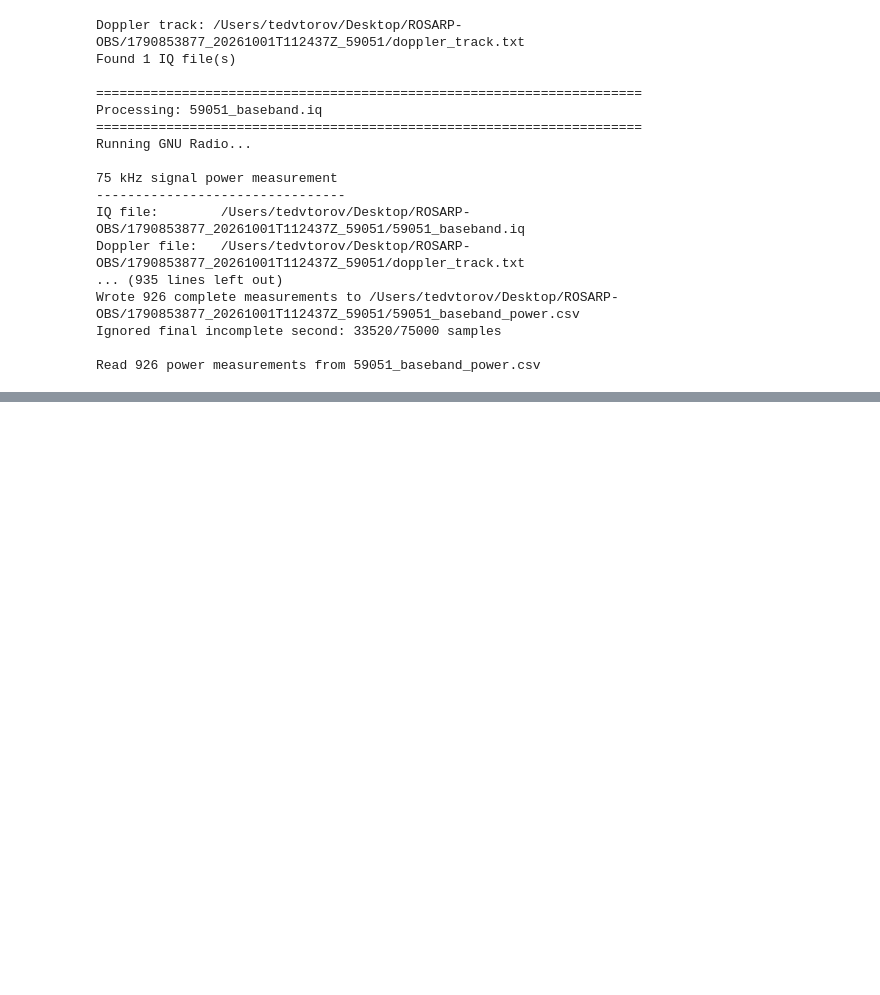
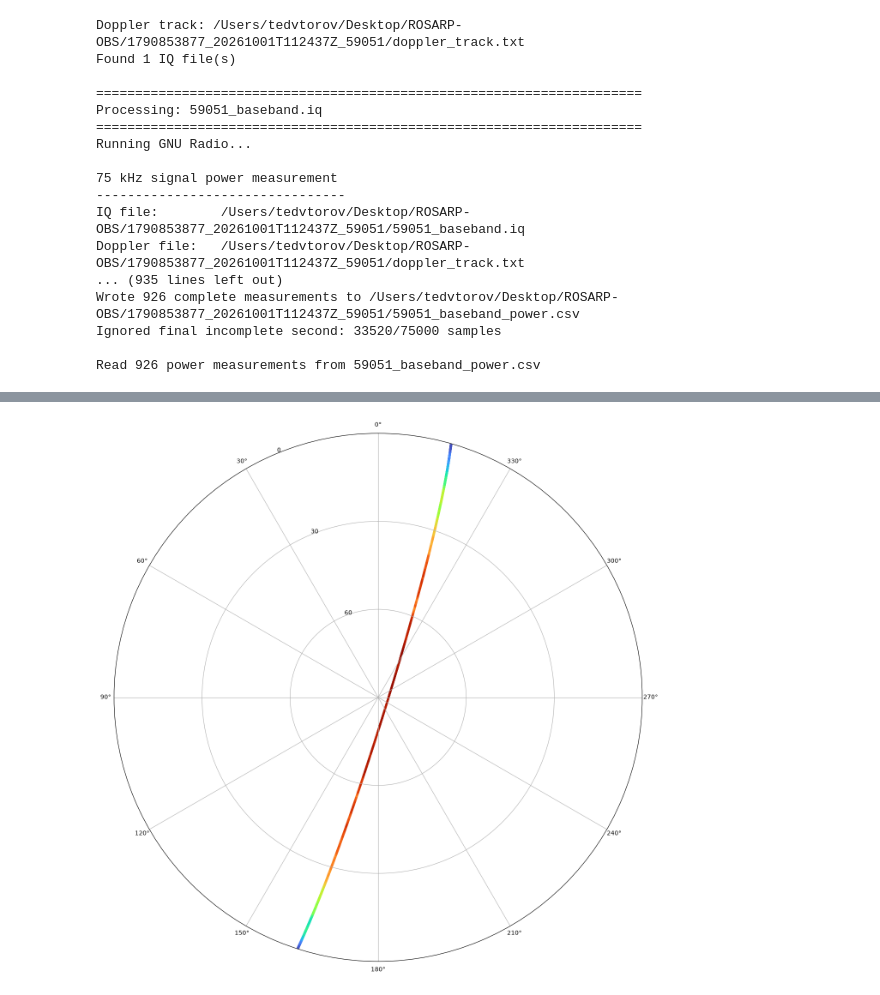
Before and after one commit to BUSH222/ROSA-RP, a Jupyter notebook: doppler_correct_recording.ipynb, the cells around one changed output, grey strips where cells are left out. Saved outputs shown, nothing was run; the diff lists cells and outputs as text; code cells hidden in the pictures; blank space fills up the shorter version.

Commit message:
signal strength polar plot

```diff
--- a/doppler_correct_recording.ipynb
+++ b/doppler_correct_recording.ipynb
@@ -384,0 +531,41 @@ plt.plot(results[next(iter(results))]["second"], results[next(iter(results))]["p
+# %%
+def polar_plot(*dfs, name="", color_range=(-30, 0)):
+    fig = plt.figure(figsize=(16, 16))
+    ax = plt.subplot(111, polar=True)
+
+    for df in dfs:
+        # Convert elevation to radial distance
+        alts = 90 - df["alt_deg"].to_numpy()
+        azs = np.radians(df["az_deg"].to_numpy())
+        power = df["power_db"].to_numpy()
+
+        ax.scatter(
+            azs,
+            alts,
+            c=power,
+            cmap="turbo",
+            vmin=color_range[0],
+            vmax=color_range[1],
+            s=10,
+        )
+
+    ax.set_theta_zero_location("N")
+    ax.set_xlim(0, 2 * np.pi)
+    ax.set_ylim(0, 90)
+
+    ax.set_yticks(range(0, 91, 30))
+    ax.set_yticklabels(range(90, -1, -30))
+
+    ax.set_xticks(np.radians(range(0, 360, 30)))
+
+    ax.set_title(name)
+
+    #cbar = fig.colorbar(scatter, ax=ax, pad=0.1)
+    #cbar.set_label("Power (dB)")
+
+    return fig
+# %%
+fig = polar_plot(power_altaz_df)
+plt.show()
+# %% [output]
+[figure, added]
```
Also changed, not shown: parts of 5 cells of this notebook.
